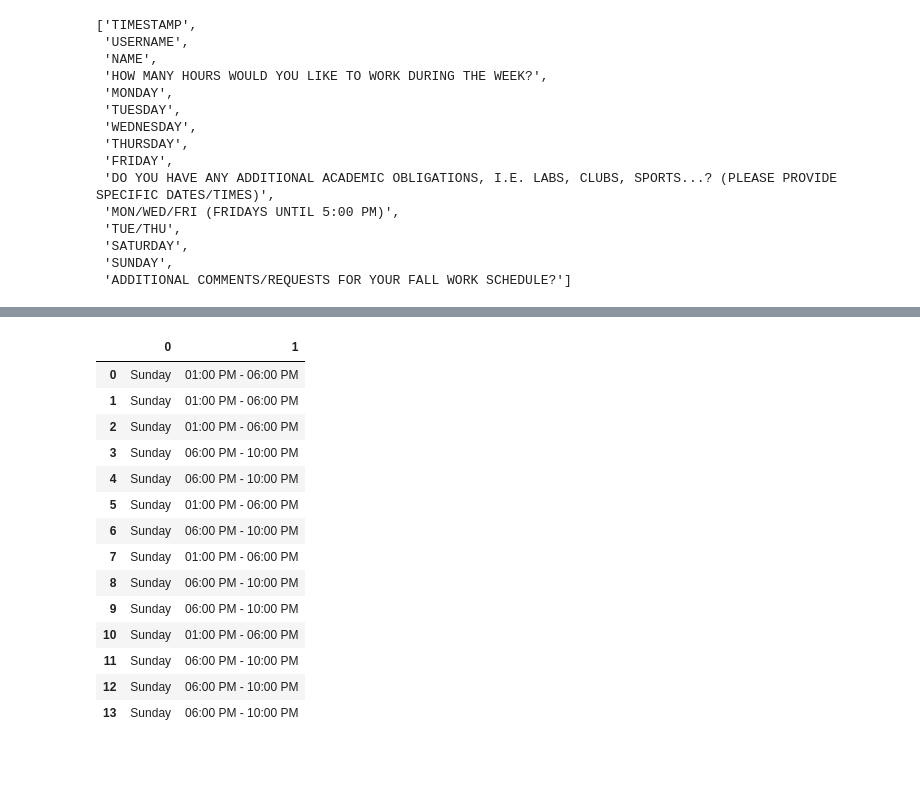
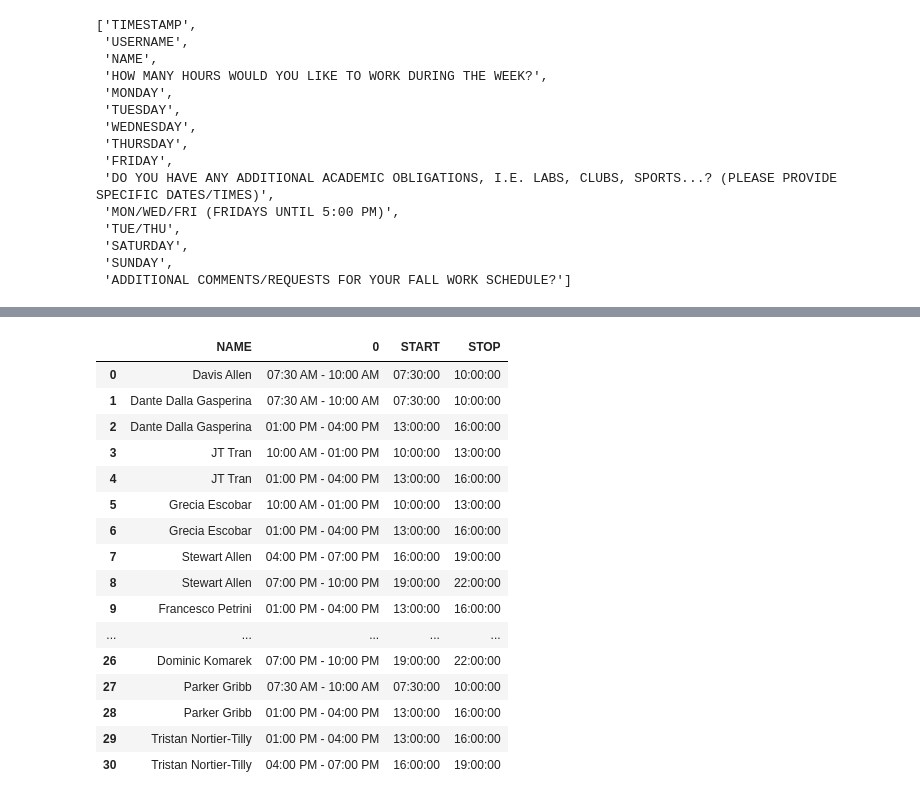
Before and after one commit to JessePala/WorkScheduler, a Jupyter notebook: Schedule.ipynb, the cells around one changed output, grey strips where cells are left out. Cells and saved outputs as stored; diff of their text form; code cells hidden in the pictures; blank space fills up the shorter version.

```diff
--- a/Schedule.ipynb
+++ b/Schedule.ipynb
@@ -252,18 +291,20 @@ See the caveats in the documentation: http://pandas.pydata.org/pandas-docs/stabl
-# %%
-temp
-# %% [output]
-|  | 0 | 1 |
-| 0 | Sunday | 01:00 PM - 06:00 PM |
-| 1 | Sunday | 01:00 PM - 06:00 PM |
-| 2 | Sunday | 01:00 PM - 06:00 PM |
-| 3 | Sunday | 06:00 PM - 10:00 PM |
-| 4 | Sunday | 06:00 PM - 10:00 PM |
-| 5 | Sunday | 01:00 PM - 06:00 PM |
-| 6 | Sunday | 06:00 PM - 10:00 PM |
-| 7 | Sunday | 01:00 PM - 06:00 PM |
-| 8 | Sunday | 06:00 PM - 10:00 PM |
-| 9 | Sunday | 06:00 PM - 10:00 PM |
-| 10 | Sunday | 01:00 PM - 06:00 PM |
-| 11 | Sunday | 06:00 PM - 10:00 PM |
-| 12 | Sunday | 06:00 PM - 10:00 PM |
-| 13 | Sunday | 06:00 PM - 10:00 PM |
+# %%
+mon
+# %% [output]
+|  | NAME | 0 | START | STOP |
+| 0 | Davis Allen | 07:30 AM - 10:00 AM | 07:30:00 | 10:00:00 |
+| 1 | Dante Dalla Gasperina | 07:30 AM - 10:00 AM | 07:30:00 | 10:00:00 |
+| 2 | Dante Dalla Gasperina | 01:00 PM - 04:00 PM | 13:00:00 | 16:00:00 |
+| 3 | JT Tran | 10:00 AM - 01:00 PM | 10:00:00 | 13:00:00 |
+| 4 | JT Tran | 01:00 PM - 04:00 PM | 13:00:00 | 16:00:00 |
+| 5 | Grecia Escobar | 10:00 AM - 01:00 PM | 10:00:00 | 13:00:00 |
+| 6 | Grecia Escobar | 01:00 PM - 04:00 PM | 13:00:00 | 16:00:00 |
+| 7 | Stewart Allen | 04:00 PM - 07:00 PM | 16:00:00 | 19:00:00 |
+| 8 | Stewart Allen | 07:00 PM - 10:00 PM | 19:00:00 | 22:00:00 |
+| 9 | Francesco Petrini | 01:00 PM - 04:00 PM | 13:00:00 | 16:00:00 |
+| ... | ... | ... | ... | ... |
+| 26 | Dominic Komarek | 07:00 PM - 10:00 PM | 19:00:00 | 22:00:00 |
+| 27 | Parker Gribb | 07:30 AM - 10:00 AM | 07:30:00 | 10:00:00 |
+| 28 | Parker Gribb | 01:00 PM - 04:00 PM | 13:00:00 | 16:00:00 |
+| 29 | Tristan Nortier-Tilly | 01:00 PM - 04:00 PM | 13:00:00 | 16:00:00 |
+| 30 | Tristan Nortier-Tilly | 04:00 PM - 07:00 PM | 16:00:00 | 19:00:00 |
```
Also changed, not shown: parts of 6 cells of this notebook, 1 other file.
